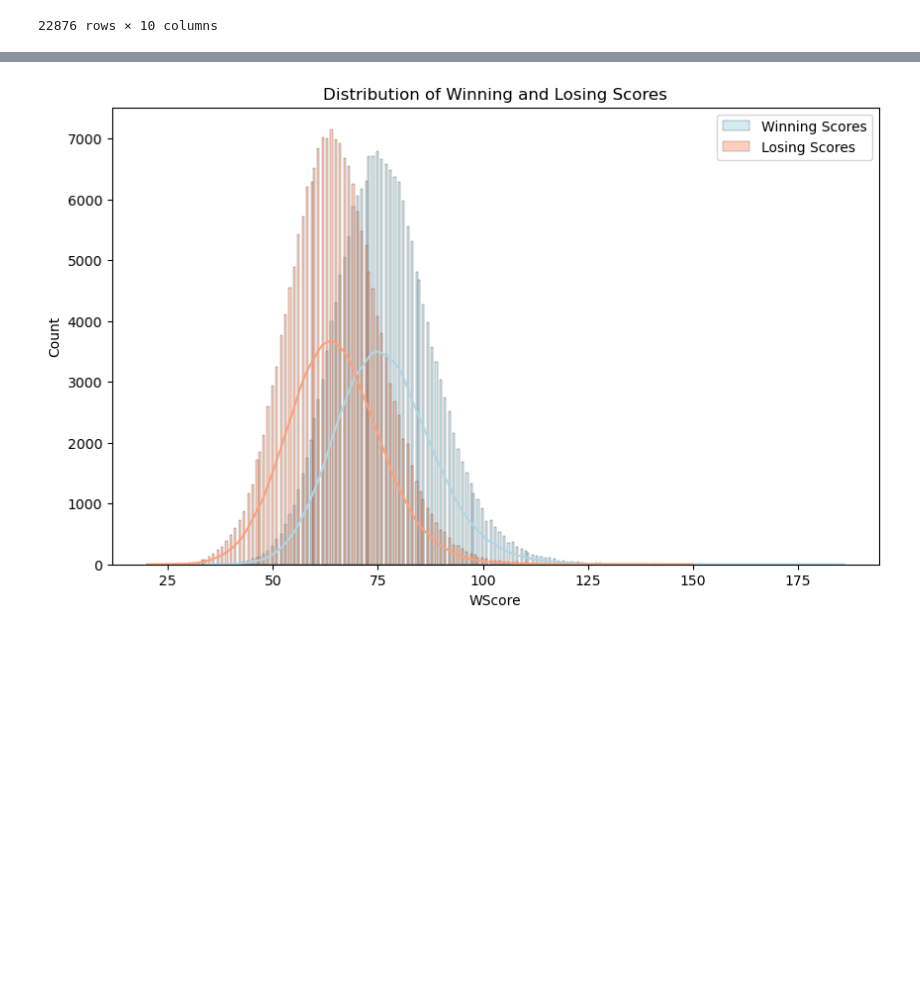
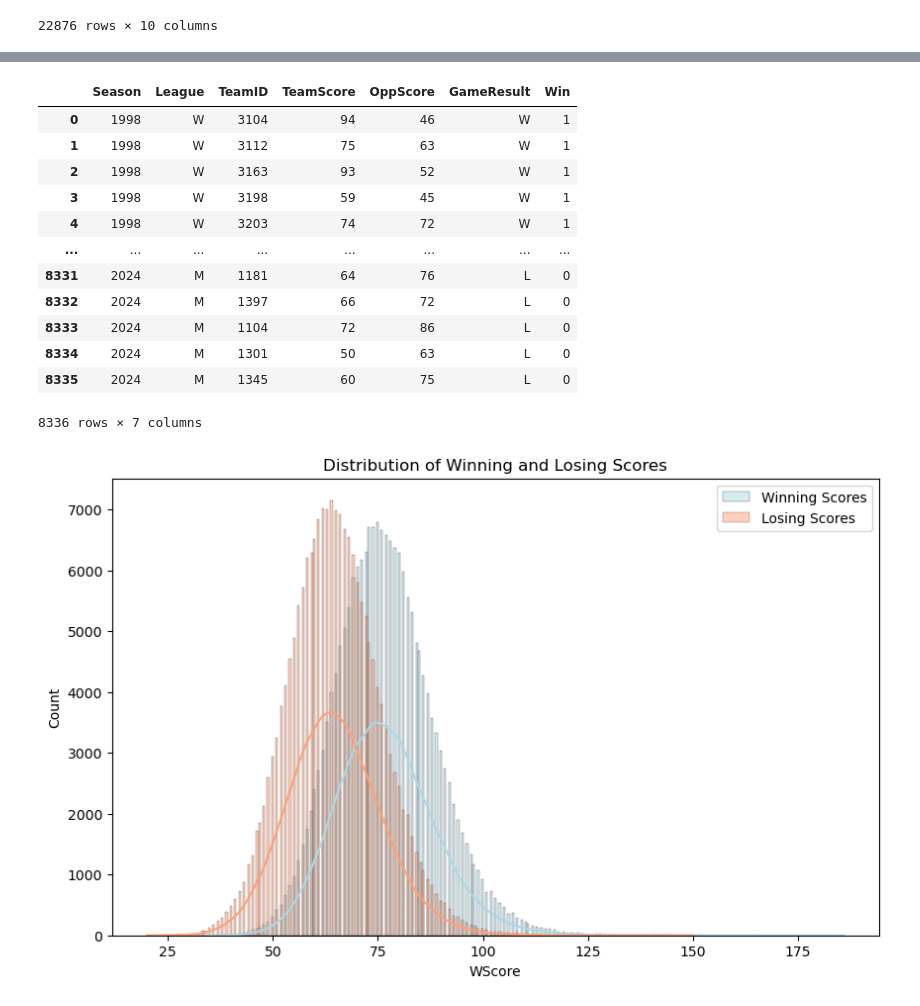
Before and after one commit to faroquehassan/mmlm-2025, a Jupyter notebook: notebook.ipynb, the cells around one changed output, grey strips where cells are left out. Cells and saved outputs as stored; diff of their text form; code cells hidden in the pictures; blank space fills up the shorter version.

```diff
--- a/notebook.ipynb
+++ b/notebook.ipynb
@@ -229,0 +278,49 @@ df_seeds
+# %%
+df_team_tourney_results = pd.concat(
+    [
+        df_tourney_results[
+            ["Season", "League", "WTeamID", "LTeamID", "WScore", "LScore"]
+        ]
+        .assign(GameResult="W")
+        .rename(
+            columns={
+                "WTeamID": "TeamID",
+                "LTeamID": "OppTeamID",
+                "WScore": "TeamScore",
+                "LScore": "OppScore",
+            }
+        ),
+        df_tourney_results[
+            ["Season", "League", "LTeamID", "WTeamID", "LScore", "WScore"]
+        ]
+        .assign(GameResult="L")
+        .rename(
+            columns={
+                "LTeamID": "TeamID",
+                "WTeamID": "OppTeamID",
+                "LScore": "TeamScore",
+                "WScore": "OppScore",
+            }
+        ),
+    ]
+).reset_index(drop=True)
+
+df_team_tourney_results["Win"] = (df_team_tourney_results["GameResult"] == "W").astype(
+    "int"
+)
+# %%
+df_team_tourney_results
+# %% [output]
+|  | Season | League | TeamID | TeamScore | OppScore | GameResult | Win |
+| 0 | 1998 | W | 3104 | 94 | 46 | W | 1 |
+| 1 | 1998 | W | 3112 | 75 | 63 | W | 1 |
+| 2 | 1998 | W | 3163 | 93 | 52 | W | 1 |
+| 3 | 1998 | W | 3198 | 59 | 45 | W | 1 |
+| 4 | 1998 | W | 3203 | 74 | 72 | W | 1 |
+| ... | ... | ... | ... | ... | ... | ... | ... |
+| 8331 | 2024 | M | 1181 | 64 | 76 | L | 0 |
+| 8332 | 2024 | M | 1397 | 66 | 72 | L | 0 |
+| 8333 | 2024 | M | 1104 | 72 | 86 | L | 0 |
+| 8334 | 2024 | M | 1301 | 50 | 63 | L | 0 |
+| 8335 | 2024 | M | 1345 | 60 | 75 | L | 0 |
+8336 rows × 7 columns
```
Also changed, not shown: parts of 6 cells of this notebook.
